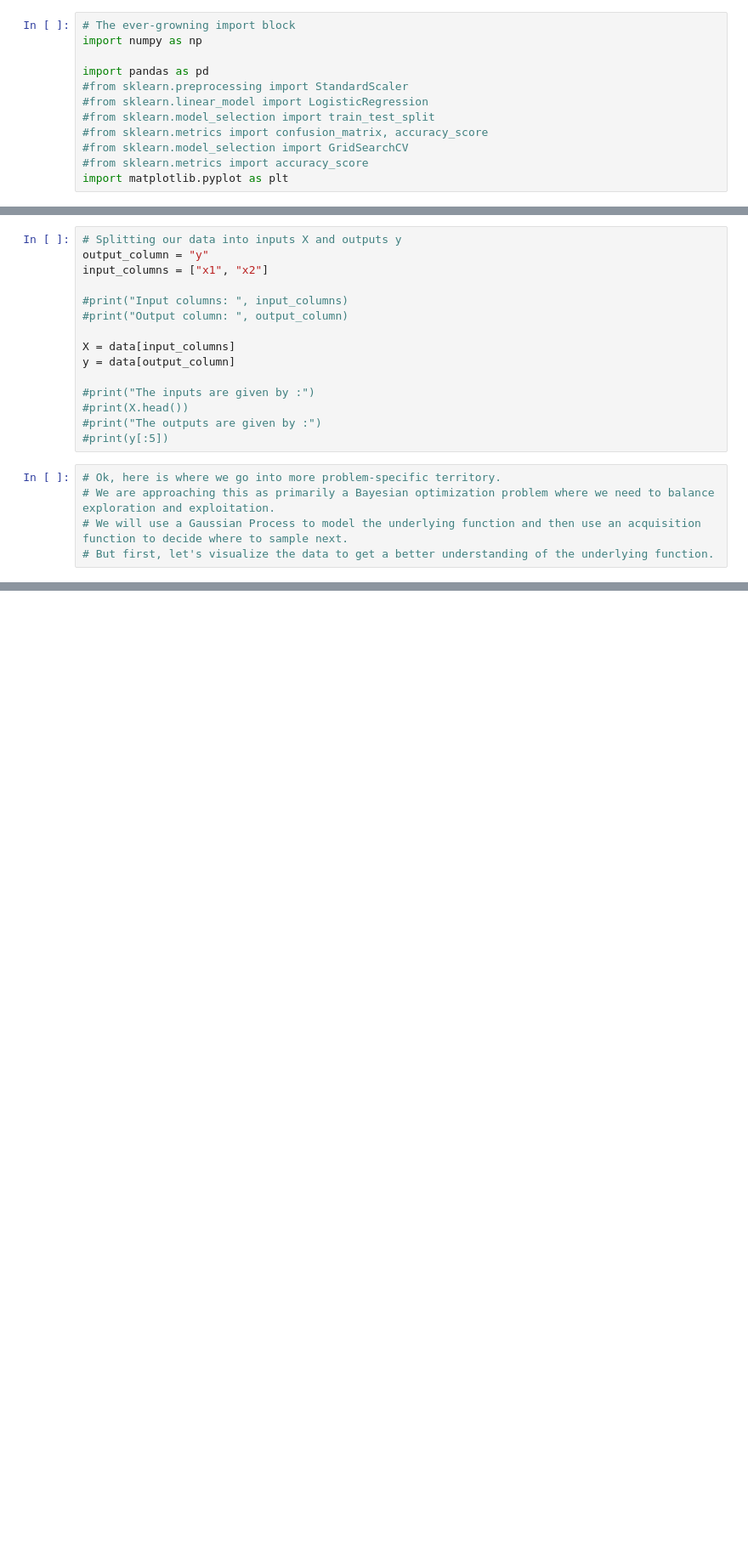
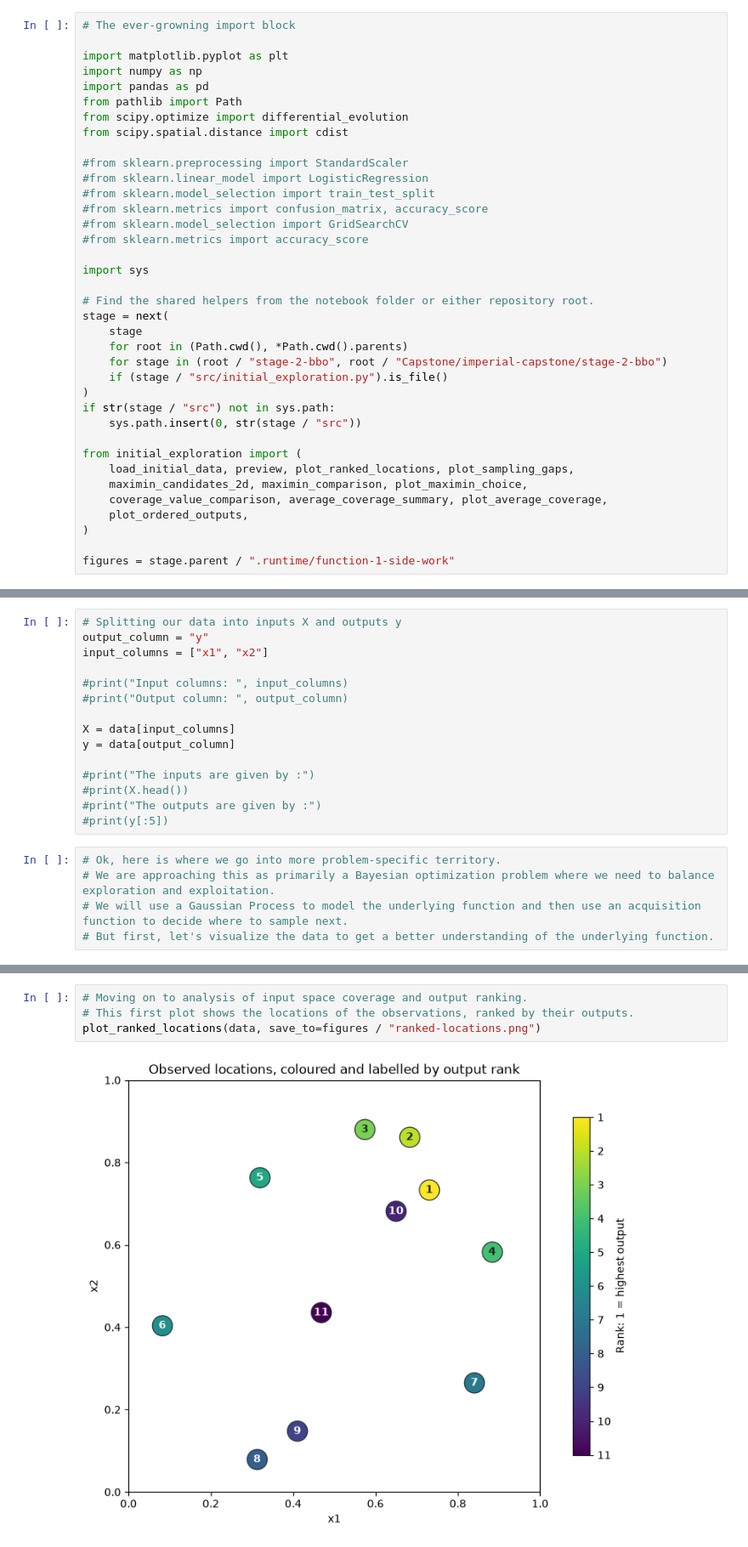
Before and after one commit to AnthonyPWatts/imperial-capstone, a Jupyter notebook: side-work/function_1/_my_function1.ipynb, the cells around one changed output, grey strips where cells are left out. Shown at 85% size. Cells and saved outputs as stored; diff of their text form; blank space fills up the shorter version.

```diff
--- a/side-work/function_1/_my_function1.ipynb
+++ b/side-work/function_1/_my_function1.ipynb
@@ -1,15 +1,40 @@
 # %%
 # The ever-growning import block
+
+import matplotlib.pyplot as plt
 import numpy as np
+import pandas as pd
+from pathlib import Path
+from scipy.optimize import differential_evolution
+from scipy.spatial.distance import cdist
 
-import pandas as pd
 #from sklearn.preprocessing import StandardScaler
 #from sklearn.linear_model import LogisticRegression
 #from sklearn.model_selection import train_test_split
 #from sklearn.metrics import confusion_matrix, accuracy_score
 #from sklearn.model_selection import GridSearchCV
 #from sklearn.metrics import accuracy_score
-import matplotlib.pyplot as plt
+
+import sys
+
+# Find the shared helpers from the notebook folder or either repository root.
+stage = next(
+    stage
+    for root in (Path.cwd(), *Path.cwd().parents)
+    for stage in (root / "stage-2-bbo", root / "Capstone/imperial-capstone/stage-2-bbo")
+    if (stage / "src/initial_exploration.py").is_file()
+)
+if str(stage / "src") not in sys.path:
+    sys.path.insert(0, str(stage / "src"))
+
+from initial_exploration import (
+    load_initial_data, preview, plot_ranked_locations, plot_sampling_gaps,
+    maximin_candidates_2d, maximin_comparison, plot_maximin_choice,
+    coverage_value_comparison, average_coverage_summary, plot_average_coverage,
+    plot_ordered_outputs,
+)
+
+figures = stage.parent / ".runtime/function-1-side-work"
 # %%
 # Where's the data?
 # e.g. C:\_Source\Imperial-ML-AI-Live\Capstone\imperial-capstone\side-work\function_1\observations.csv
@@ -128,0 +157,6 @@ The dotted lines mark zero on the left and the near-zero boundary on the right.
+# %%
+# Moving on to analysis of input space coverage and output ranking.
+# This first plot shows the locations of the observations, ranked by their outputs.
+plot_ranked_locations(data, save_to=figures / "ranked-locations.png")
+# %% [output]
+[figure, added]
```
Also changed, not shown: parts of 15 cells of this notebook, 1 other file.
